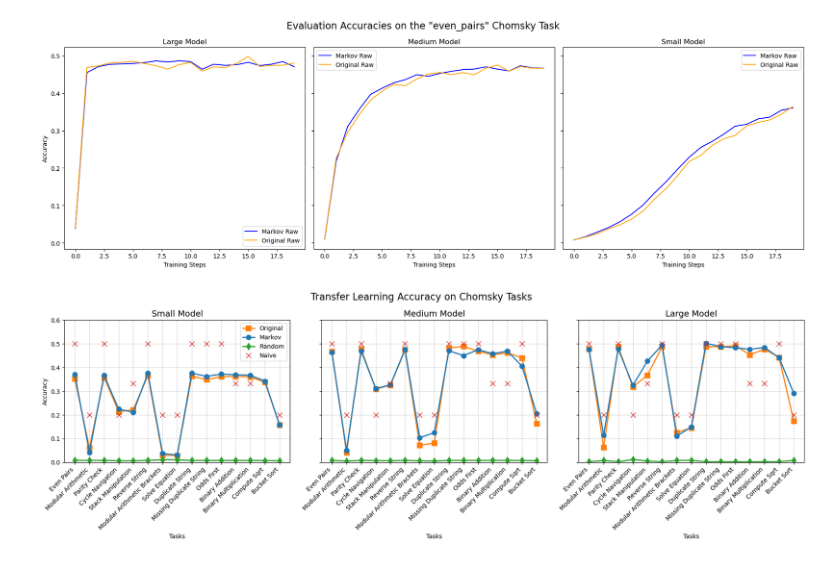
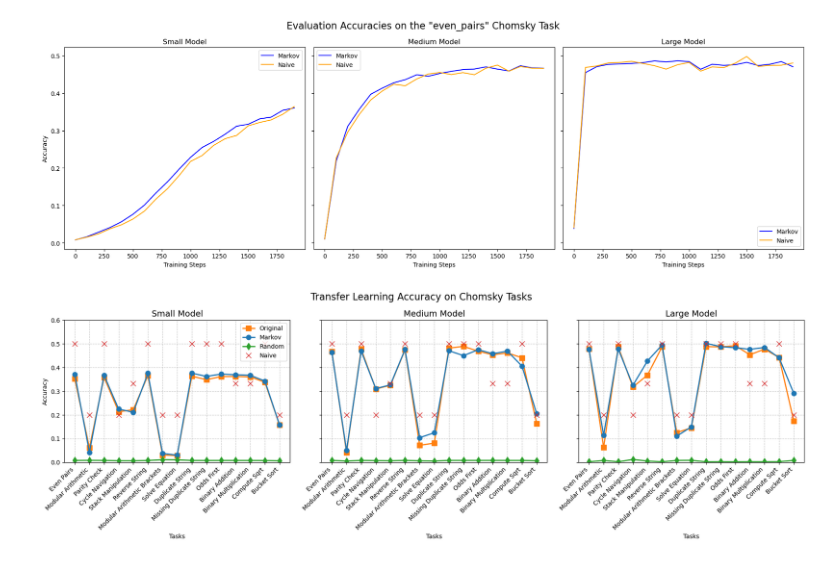
Before and after one commit to lazypanda10117/Learning-UTM, a Jupyter notebook: display_results.ipynb, the cells around one changed output. Cells and saved outputs as stored; diff of their text form; code cells hidden in the pictures.

Commit message:
Update eval

```diff
--- a/display_results.ipynb
+++ b/display_results.ipynb
@@ -6,9 +6,9 @@ import numpy as np
 # %%
 # Generate Eval Accuracies Graph - Merged by model size
 model_sizes = [
+    "small",
+    "medium",
     "large",
-    "medium",
-    "small"
 ]
 
 fig, axs = plt.subplots(1, 3, figsize=(18, 6), sharey=True)
@@ -17,37 +17,40 @@ fig.suptitle('Evaluation Accuracies on the "even_pairs" Chomsky Task', fontsize=
 for i, model_size in enumerate(model_sizes):
     ax = axs[i]
 
     # Plot both markov and original on the same subplot
     for use_markov in [True, False]:
         suffix = "markov" if use_markov else "original"
-        label_prefix = "Markov" if use_markov else "Original"
+        label_prefix = "Markov" if use_markov else "Naive"
 
         results = pd.read_csv(f'artifacts/metrics_{suffix}_transformer_{model_size}.csv')
         eval_final_accs = results['eval_final_accs']
 
         # Plot raw data
-        ax.plot(eval_final_accs,
+        log_skip_size = 100
+        ax.plot(
+                [i * log_skip_size for i in range(len(eval_final_accs))],
+                eval_final_accs,
                 color='blue' if use_markov else 'orange',
-                label=f'{label_prefix} Raw')
+                label=f'{label_prefix}')
 
         # # Plot rolling average
         # eval_final_accs_rolling = pd.Series(eval_final_accs).rolling(window=10).mean()
         # ax.plot(eval_final_accs_rolling,
         #         linewidth=2,
         #         color='blue' if use_markov else 'orange',
         #         label=f'{label_prefix} Rolling Avg')
 
     ax.set_title(f'{model_size.capitalize()} Model')
     ax.set_xlabel('Training Steps')
     ax.legend()
 
     if i == 0:
         ax.set_ylabel('Accuracy')
 
 plt.tight_layout()
 plt.show()
 # %% [output]
-[figure, old version]
+[figure, new version]
 # %%
 # Load the Chomsky results
 with open('artifacts/chomsky_results.json', 'r') as f:
```
Also changed, not shown: 2 other files.
